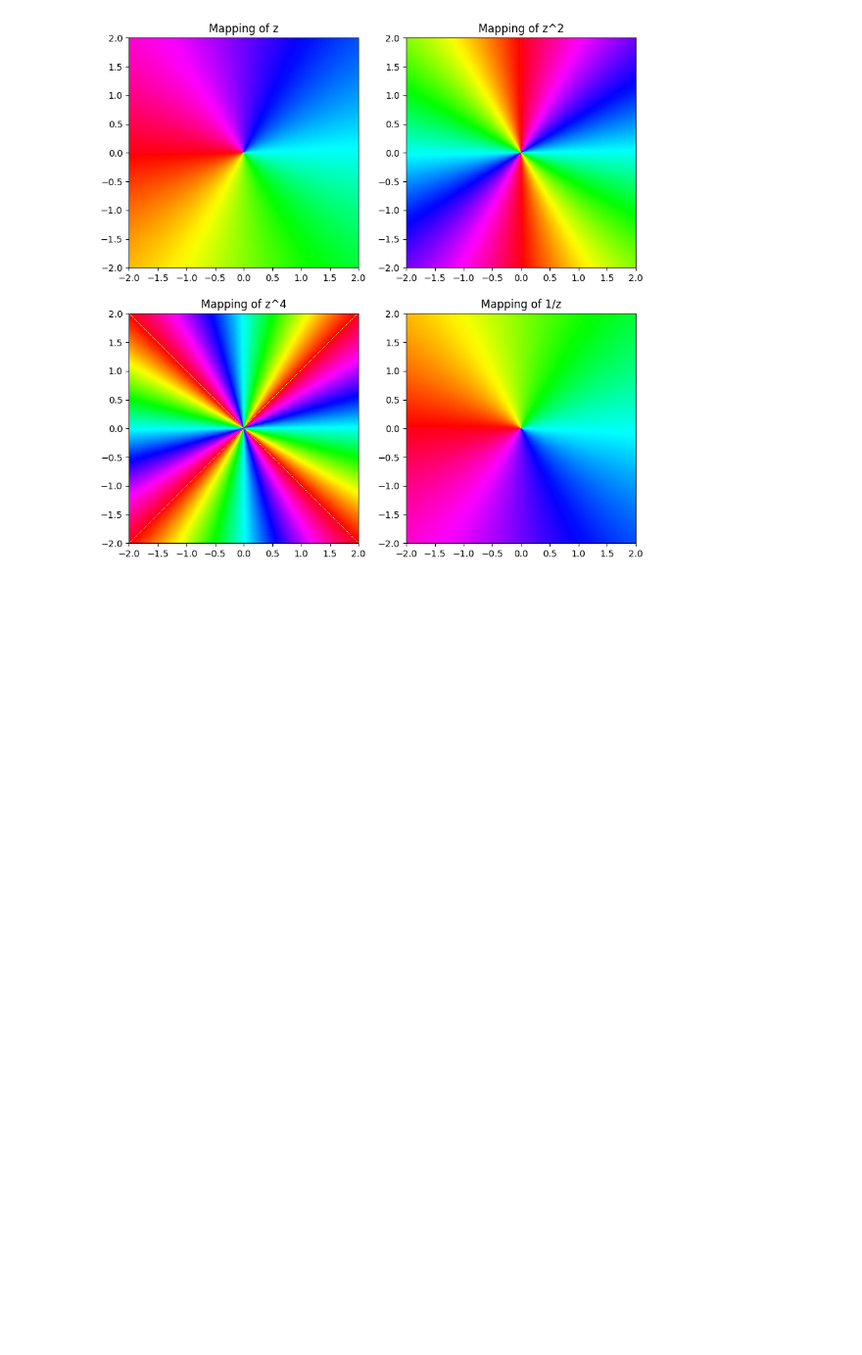
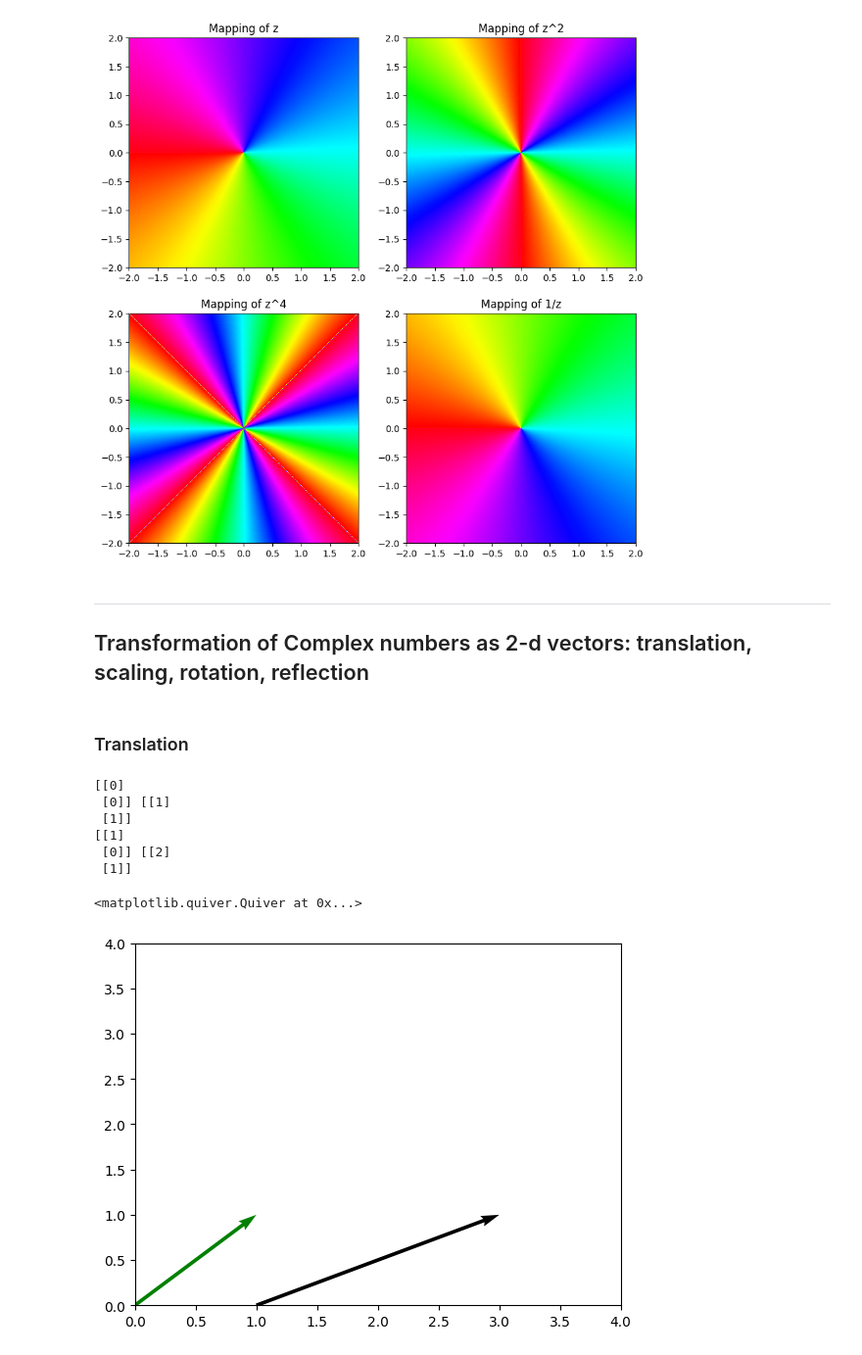
Before and after one commit to navgaur/Mathematical-Physics-III, a Jupyter notebook: Complex_UGCF.ipynb, the cells around one changed output. Shown at 98% size. Drawn from its saved outputs; the diff is of its cells as text; code cells hidden in the pictures; blank space fills up the shorter version.

```diff
--- a/Complex_UGCF.ipynb
+++ b/Complex_UGCF.ipynb
@@ -151,3 +151,49 @@ axes[1,1].set_title('Mapping of 1/z')
 plt.show()
 # %% [output]
 [figure]
+# %% [markdown]
+---
+## Transformation of Complex numbers as 2-d vectors: translation, scaling, rotation, reflection
+# %% [markdown]
+### Translation
+# %%
+import numpy as np
+import matplotlib.pyplot as plt
+
+tx = 1
+ty = 0
+
+TMat = np.array([[tx],[ty]])
+
+x0 = np.array([[0],[0]])
+x1 = np.array([[1],[1]])
+
+x0p = np.add(x0,TMat)
+x1p = np.add(x1,TMat)
+
+print(x0,x1)
+print(x0p,x1p)
+
+plt.xlim((0,4))
+plt.ylim((0,4))
+
+plt.quiver(x0[0],x0[1],x1[0],x1[1],\
+        color='g',angles='xy',\
+        scale_units='xy',scale=1,\
+        label ='Original Vector')
+
+#plt.quiver(x0p[0],x0p[1],x1p[0],x1p[1],\
+#        color='g',\
+#        scale_units='xy',scale=1,\
+#        label ='Original Vector')
+
+plt.quiver(x0p[0],x0p[1],x1p[0],x1p[1],angles='xy',scale_units='xy',scale=1)
+# %% [output]
+[[0]
+ [0]] [[1]
+ [1]]
+[[1]
+ [0]] [[2]
+ [1]]
+<matplotlib.quiver.Quiver at 0x...>
+[figure, added]
```
